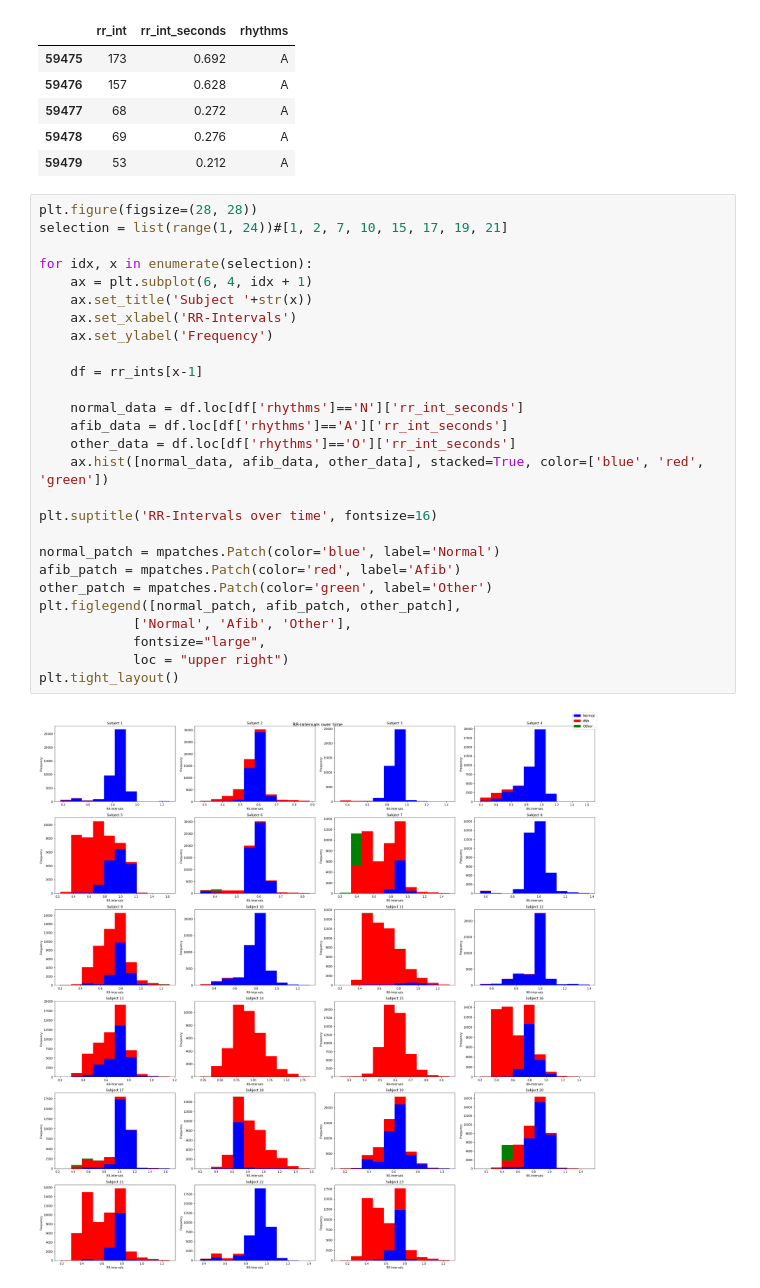
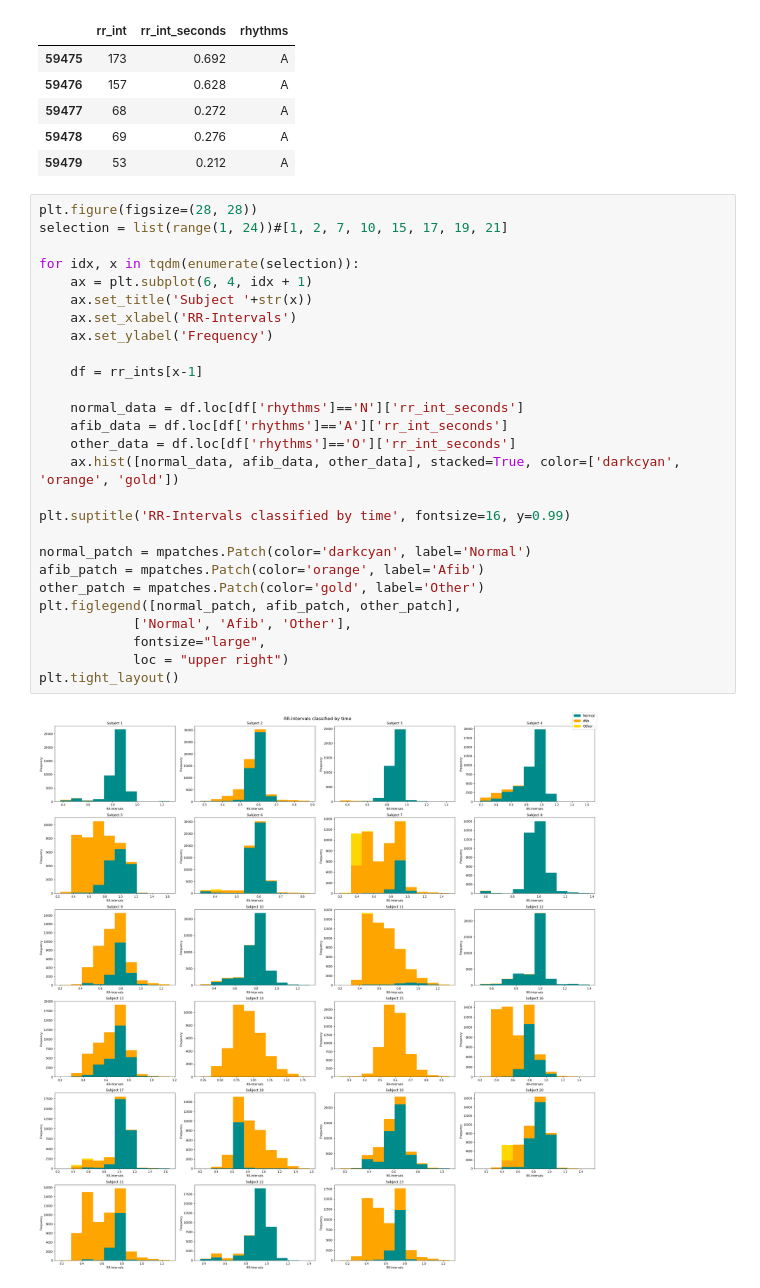
Before and after one commit to SVSM-AFib/2022-svsm-afib-group1, a Jupyter notebook: rr_histogram.ipynb, the cells around one changed output. Saved outputs shown, nothing was run; the diff lists cells and outputs as text.

Commit message:
Added histograms image

```diff
--- a/rr_histogram.ipynb
+++ b/rr_histogram.ipynb
@@ -49,29 +49,29 @@ rr_ints[22].tail()
 # %%
 plt.figure(figsize=(28, 28))
 selection = list(range(1, 24))#[1, 2, 7, 10, 15, 17, 19, 21]
 
-for idx, x in enumerate(selection):
+for idx, x in tqdm(enumerate(selection)):
     ax = plt.subplot(6, 4, idx + 1)
     ax.set_title('Subject '+str(x))
     ax.set_xlabel('RR-Intervals')
     ax.set_ylabel('Frequency')
 
     df = rr_ints[x-1]
 
     normal_data = df.loc[df['rhythms']=='N']['rr_int_seconds']
     afib_data = df.loc[df['rhythms']=='A']['rr_int_seconds']
     other_data = df.loc[df['rhythms']=='O']['rr_int_seconds']
-    ax.hist([normal_data, afib_data, other_data], stacked=True, color=['blue', 'red', 'green'])
+    ax.hist([normal_data, afib_data, other_data], stacked=True, color=['darkcyan', 'orange', 'gold'])
 
-plt.suptitle('RR-Intervals over time', fontsize=16)
+plt.suptitle('RR-Intervals classified by time', fontsize=16, y=0.99)
 
-normal_patch = mpatches.Patch(color='blue', label='Normal')
-afib_patch = mpatches.Patch(color='red', label='Afib')
-other_patch = mpatches.Patch(color='green', label='Other')
+normal_patch = mpatches.Patch(color='darkcyan', label='Normal')
+afib_patch = mpatches.Patch(color='orange', label='Afib')
+other_patch = mpatches.Patch(color='gold', label='Other')
 plt.figlegend([normal_patch, afib_patch, other_patch],
             ['Normal', 'Afib', 'Other'],
             fontsize="large",
             loc = "upper right")
 plt.tight_layout()
 # %% [output]
-[figure, old version]
+[figure, new version]
```
Also changed, not shown: 3 other files.
